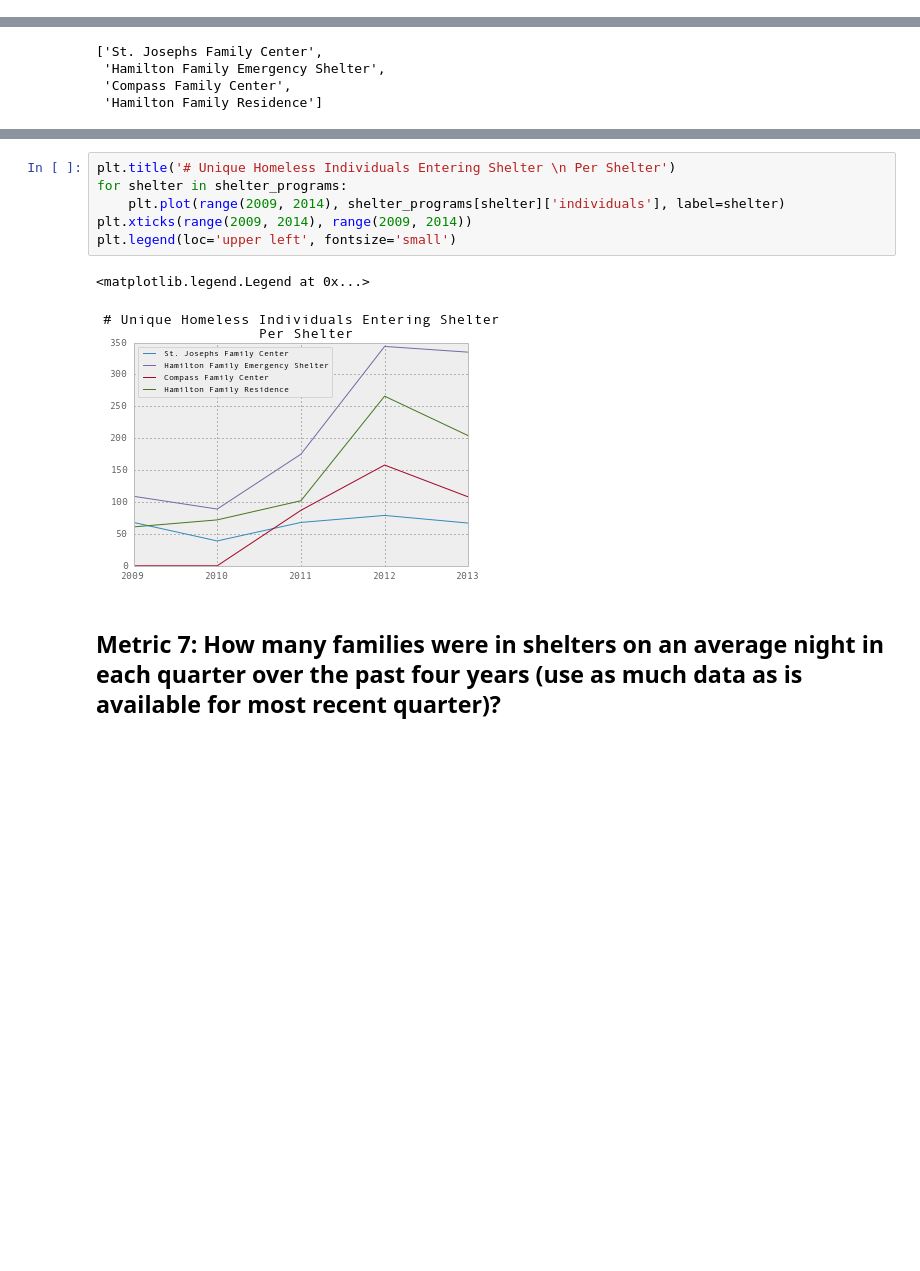
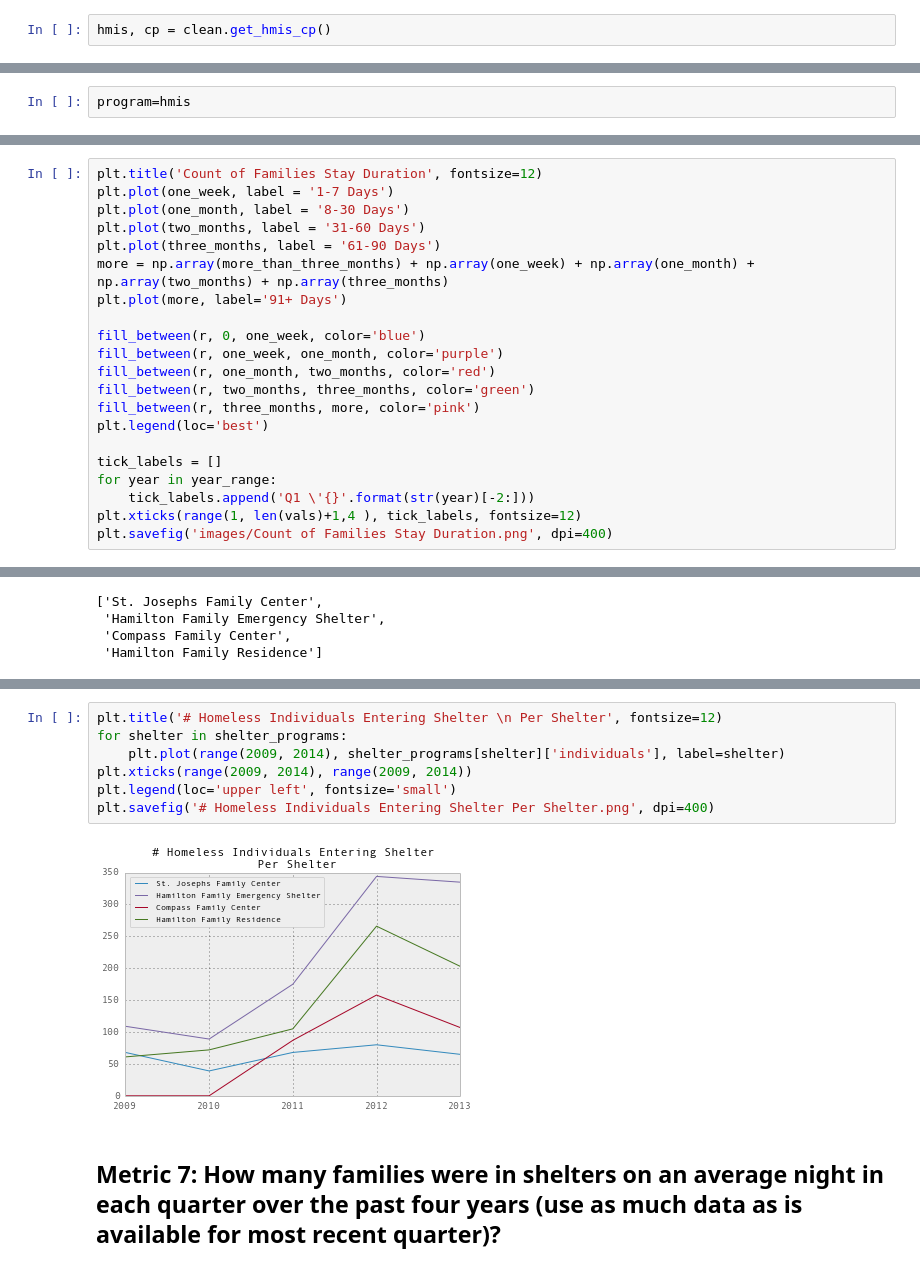
Before and after one commit to carlshan/sf-homelessness, a Jupyter notebook: exploration/2014-11-04-metrics [Carl].ipynb, the cells around one changed output, grey strips where cells are left out. Drawn from its saved outputs; the diff is of its cells as text; blank space fills up the shorter version.

Commit message:
Generating new images

```diff
--- a/exploration/2014-11-04-metrics [Carl].ipynb
+++ b/exploration/2014-11-04-metrics [Carl].ipynb
@@ -13,3 +11,5 @@ program = clean.get_program()
+# %%
+hmis, cp = clean.get_hmis_cp()
 # %% [markdown]
 I think these are the important columns:
 
@@ -19,6 +19,8 @@ I think these are the important columns:
 - `Family?` is a boolean variable that's set to `True` iff the family ever checked in as a family with at least one child and at least one adult, per the City's definition of a family.
 # %%
 columns = ['Subject Unique Identifier','Family Identifier','Program Start Date','Program End Date','Family?']
+# %%
+program=hmis
 # %%
 program[columns].head()
 # %% [output]
@@ -489,0 +553,21 @@ year_range = range(2009, 2014)
+# %%
+plt.title('Count of Families Stay Duration', fontsize=12)
+plt.plot(one_week, label = '1-7 Days')
+plt.plot(one_month, label = '8-30 Days')
+plt.plot(two_months, label = '31-60 Days')
+plt.plot(three_months, label = '61-90 Days')
+more = np.array(more_than_three_months) + np.array(one_week) + np.array(one_month) + np.array(two_months) + np.array(three_months)
+plt.plot(more, label='91+ Days')
+
+fill_between(r, 0, one_week, color='blue')
+fill_between(r, one_week, one_month, color='purple')
+fill_between(r, one_month, two_months, color='red')
+fill_between(r, two_months, three_months, color='green')
+fill_between(r, three_months, more, color='pink')
+plt.legend(loc='best')
+
+tick_labels = []
+for year in year_range:
+    tick_labels.append('Q1 \'{}'.format(str(year)[-2:]))
+plt.xticks(range(1, len(vals)+1,4 ), tick_labels, fontsize=12)
+plt.savefig('images/Count of Families Stay Duration.png', dpi=400)
@@ -603,12 +686,12 @@ plt.legend(loc='upper left', fontsize='small')
 # %%
-plt.title('# Unique Homeless Individuals Entering Shelter \n Per Shelter')
+plt.title('# Homeless Individuals Entering Shelter \n Per Shelter', fontsize=12)
 for shelter in shelter_programs:
     plt.plot(range(2009, 2014), shelter_programs[shelter]['individuals'], label=shelter)
 plt.xticks(range(2009, 2014), range(2009, 2014))
 plt.legend(loc='upper left', fontsize='small')
+plt.savefig('# Homeless Individuals Entering Shelter Per Shelter.png', dpi=400)
 # %% [output]
-<matplotlib.legend.Legend at 0x...>
-[figure, old version]
+[figure, new version]
 # %% [markdown]
 ## Metric 7: How many families were in shelters on an average night in each quarter over the past four years (use as much data as is available for most recent quarter)?
 # %%
```
Also changed, not shown: parts of 38 cells of this notebook.
